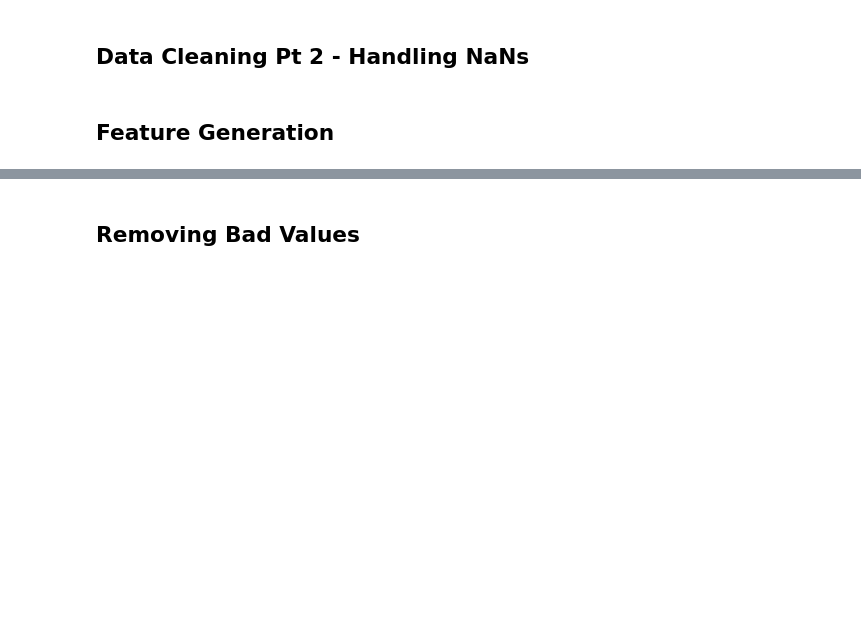
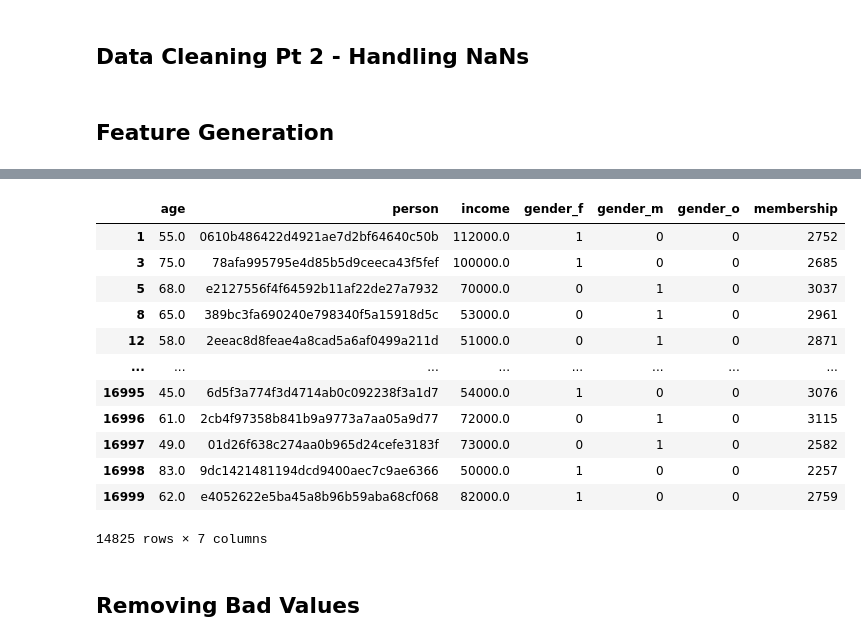
Before and after one commit to amcumber/udacity-mle-capstone-project, a Jupyter notebook: Starbucks_Capstone_notebook.ipynb, the cells around one changed output, grey strips where cells are left out. Drawn from its saved outputs; the diff is of its cells as text; code cells hidden in the pictures; blank space fills up the shorter version.

Commit message:
feat: transformed data complete
+ added profile data
- removed nans from profile
+ added events based on portfolio and transcript

```diff
--- a/Starbucks_Capstone_notebook.ipynb
+++ b/Starbucks_Capstone_notebook.ipynb
@@ -488,2 +411,43 @@ transcript_tx = transform(
+# %%
+transformed_dfs = {}
+
+key = 'transcript'
+transformed_dfs[key] = transform(
+    df=clean_dataframes[key],
+    key=key,
+    portfolio=clean_dataframes['portfolio'],
+)
+
+key = 'event'
+transformed_dfs[key] = transform(
+    df=transformed_dfs.get('transcript'),
+    key=key,
+)
+
+key = 'profile'
+transformed_dfs[key] = transform(
+    df=clean_dataframes[key],
+    key=key,
+)
+
+transcript = transformed_dfs['transcript']
+events = transformed_dfs['event']
+profile = transformed_dfs['profile']
+# %%
+profile
+# %% [output]
+|  | age | person | income | gender_f | gender_m | gender_o | membership |
+| 1 | 55.0 | 0610b486422d4921ae7d2bf64640c50b | 112000.0 | 1 | 0 | 0 | 2752 |
+| 3 | 75.0 | 78afa995795e4d85b5d9ceeca43f5fef | 100000.0 | 1 | 0 | 0 | 2685 |
+| 5 | 68.0 | e2127556f4f64592b11af22de27a7932 | 70000.0 | 0 | 1 | 0 | 3037 |
+| 8 | 65.0 | 389bc3fa690240e798340f5a15918d5c | 53000.0 | 0 | 1 | 0 | 2961 |
+| 12 | 58.0 | 2eeac8d8feae4a8cad5a6af0499a211d | 51000.0 | 0 | 1 | 0 | 2871 |
+| ... | ... | ... | ... | ... | ... | ... | ... |
+| 16995 | 45.0 | 6d5f3a774f3d4714ab0c092238f3a1d7 | 54000.0 | 1 | 0 | 0 | 3076 |
+| 16996 | 61.0 | 2cb4f97358b841b9a9773a7aa05a9d77 | 72000.0 | 0 | 1 | 0 | 3115 |
+| 16997 | 49.0 | 01d26f638c274aa0b965d24cefe3183f | 73000.0 | 0 | 1 | 0 | 2582 |
+| 16998 | 83.0 | 9dc1421481194dcd9400aec7c9ae6366 | 50000.0 | 1 | 0 | 0 | 2257 |
+| 16999 | 62.0 | e4052622e5ba45a8b96b59aba68cf068 | 82000.0 | 1 | 0 | 0 | 2759 |
+14825 rows × 7 columns
 # %% [markdown]
 ## Removing Bad Values
```
Also changed, not shown: parts of 12 cells of this notebook, 5 other files.
